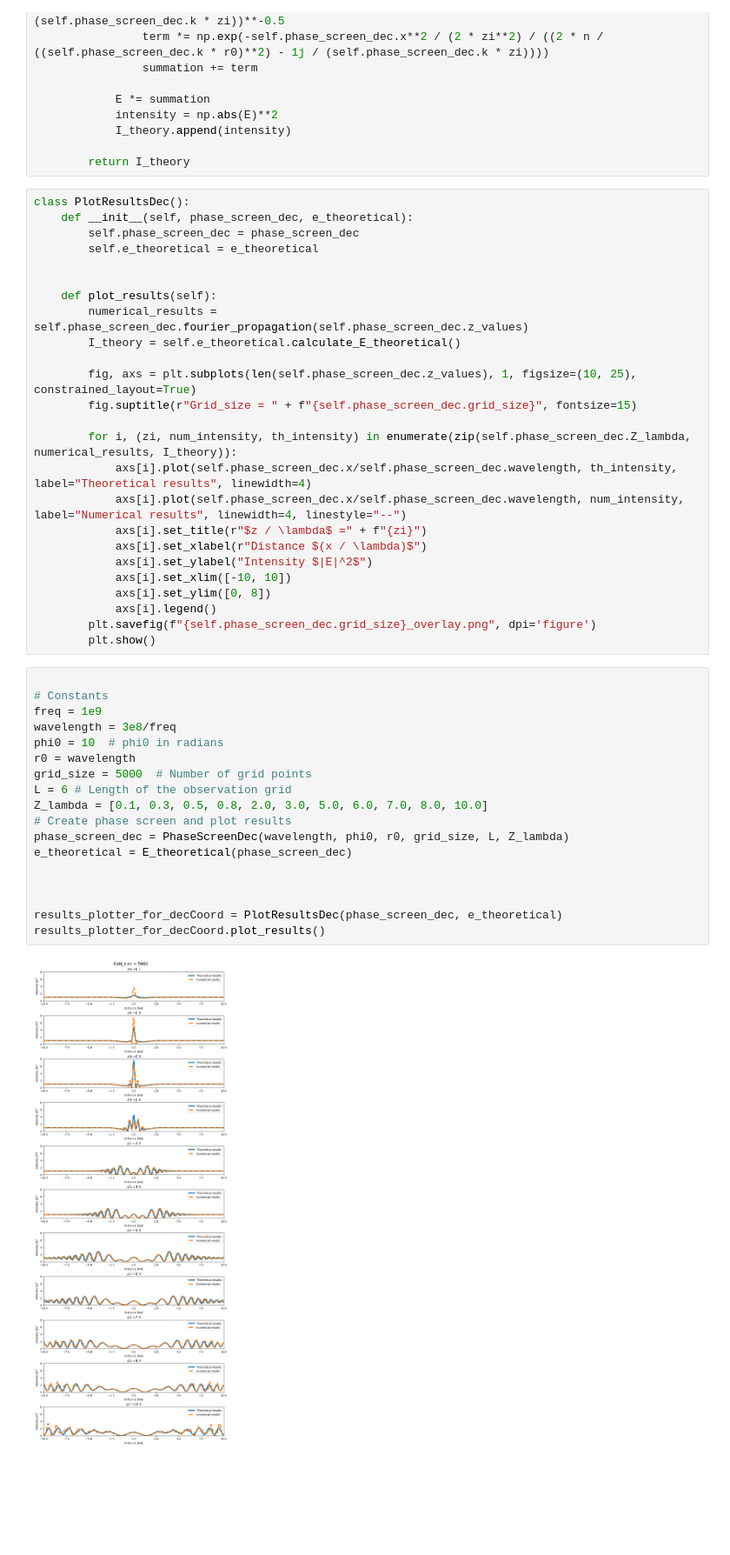
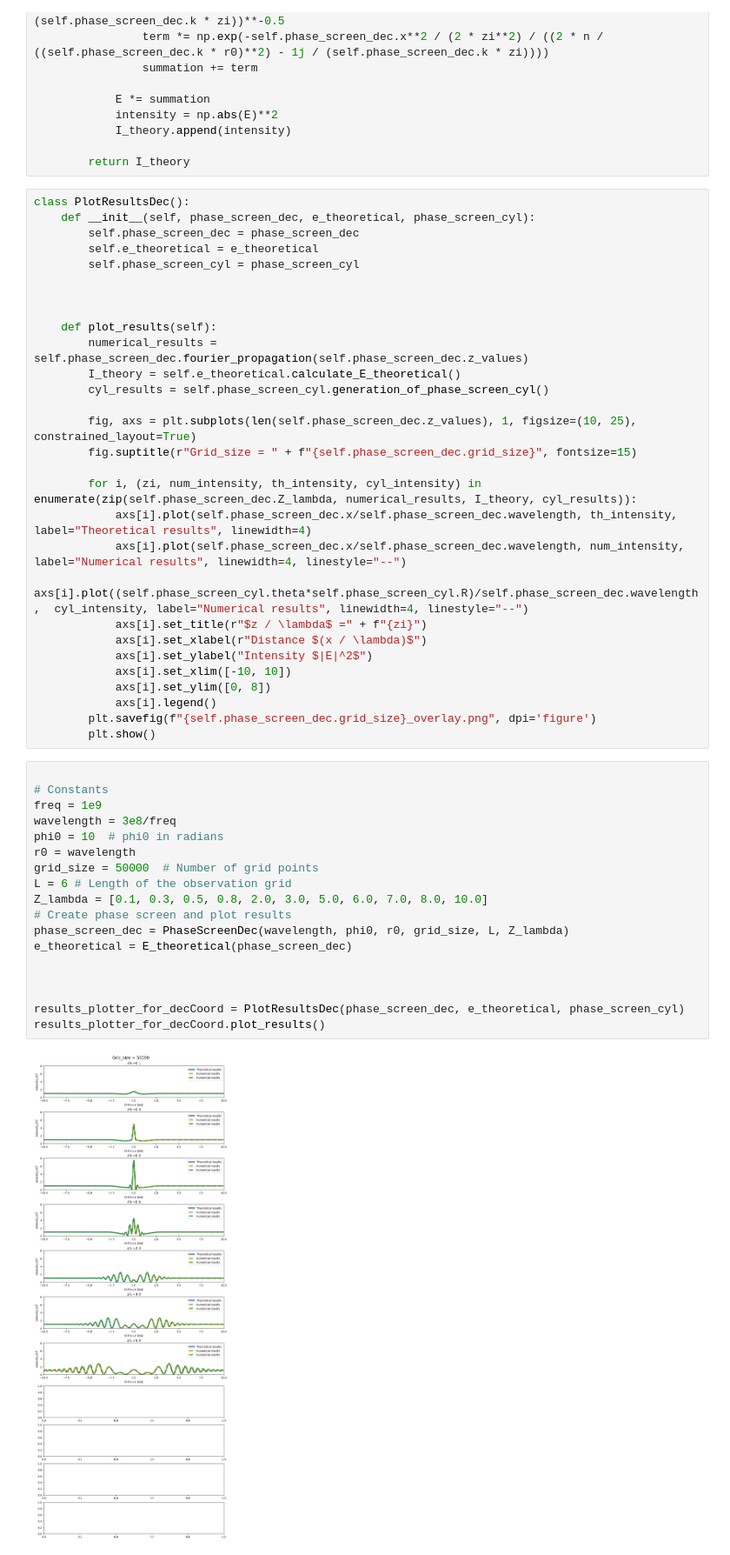
Before and after one commit to Margo-10/master_diploma, a Jupyter notebook: phase_screen_model.ipynb, the cells around one changed output. Shown at 87% size. Drawn from its saved outputs; the diff is of its cells as text; blank space fills up the shorter version.

```diff
--- a/phase_screen_model.ipynb
+++ b/phase_screen_model.ipynb
@@ -73,21 +73,25 @@ class E_theoretical:
         return I_theory
 # %%
 class PlotResultsDec():
-    def __init__(self, phase_screen_dec, e_theoretical):
+    def __init__(self, phase_screen_dec, e_theoretical, phase_screen_cyl):
         self.phase_screen_dec = phase_screen_dec
         self.e_theoretical = e_theoretical
+        self.phase_screen_cyl = phase_screen_cyl
+
 
 
     def plot_results(self):
         numerical_results = self.phase_screen_dec.fourier_propagation(self.phase_screen_dec.z_values)
         I_theory = self.e_theoretical.calculate_E_theoretical()
+        cyl_results = self.phase_screen_cyl.generation_of_phase_screen_cyl()
 
         fig, axs = plt.subplots(len(self.phase_screen_dec.z_values), 1, figsize=(10, 25), constrained_layout=True)
         fig.suptitle(r"Grid_size = " + f"{self.phase_screen_dec.grid_size}", fontsize=15)
 
-        for i, (zi, num_intensity, th_intensity) in enumerate(zip(self.phase_screen_dec.Z_lambda, numerical_results, I_theory)):
+        for i, (zi, num_intensity, th_intensity, cyl_intensity) in enumerate(zip(self.phase_screen_dec.Z_lambda, numerical_results, I_theory, cyl_results)):
             axs[i].plot(self.phase_screen_dec.x/self.phase_screen_dec.wavelength, th_intensity, label="Theoretical results", linewidth=4)
             axs[i].plot(self.phase_screen_dec.x/self.phase_screen_dec.wavelength, num_intensity, label="Numerical results", linewidth=4, linestyle="--")
+            axs[i].plot((self.phase_screen_cyl.theta*self.phase_screen_cyl.R)/self.phase_screen_dec.wavelength,  cyl_intensity, label="Numerical results", linewidth=4, linestyle="--")
             axs[i].set_title(r"$z / \lambda$ =" + f"{zi}")
             axs[i].set_xlabel(r"Distance $(x / \lambda)$")
             axs[i].set_ylabel("Intensity $|E|^2$")
@@ -99,23 +103,23 @@ class PlotResultsDec():
 # %%
 
 # Constants
 freq = 1e9
 wavelength = 3e8/freq
 phi0 = 10  # phi0 in radians
 r0 = wavelength
-grid_size = 5000  # Number of grid points
+grid_size = 50000  # Number of grid points
 L = 6 # Length of the observation grid
 Z_lambda = [0.1, 0.3, 0.5, 0.8, 2.0, 3.0, 5.0, 6.0, 7.0, 8.0, 10.0]
 # Create phase screen and plot results
 phase_screen_dec = PhaseScreenDec(wavelength, phi0, r0, grid_size, L, Z_lambda)
 e_theoretical = E_theoretical(phase_screen_dec)
 
 
 
-results_plotter_for_decCoord = PlotResultsDec(phase_screen_dec, e_theoretical)
+results_plotter_for_decCoord = PlotResultsDec(phase_screen_dec, e_theoretical, phase_screen_cyl)
 results_plotter_for_decCoord.plot_results()
 # %% [output]
-[figure, old version]
+[figure, new version]
 # %%
 class PhaseScreenCyl:
     def __init__(self, wavelength, phi0 ,grid_size, R, Grid_theta, r,  dr_lambda, r0):
```
